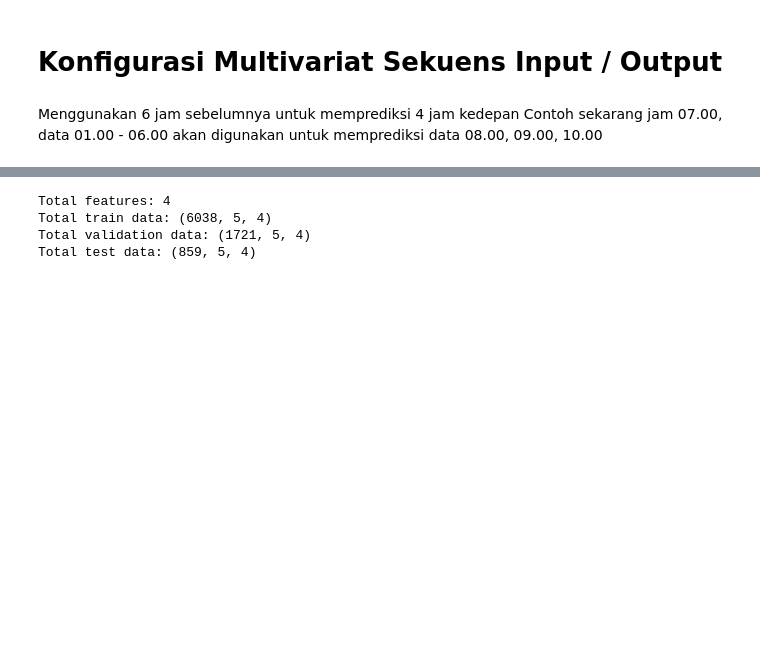
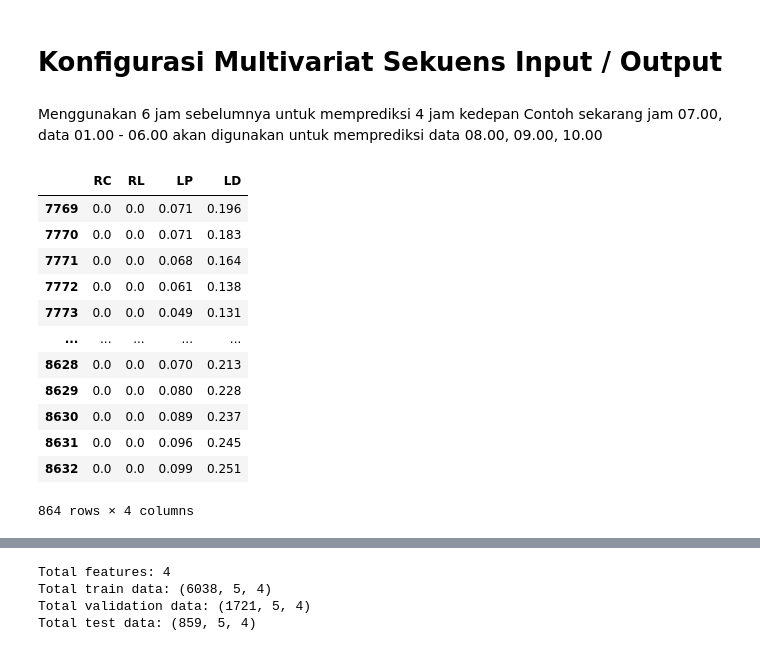
Before and after one commit to ingwerludwig/deep-learning-flood-forecasting-warning-system-Dinas-PU-SDA-Jawa-Timur, a Jupyter notebook: Deep Learning ipynb/DHOMPO/LSTM Model/main_dhompo_lstm.ipynb, the cells around one changed output, grey strips where cells are left out. Saved outputs shown, nothing was run; the diff lists cells and outputs as text; code cells hidden in the pictures; blank space fills up the shorter version.

```diff
--- a/Deep Learning ipynb/DHOMPO/LSTM Model/main_dhompo_lstm.ipynb
+++ b/Deep Learning ipynb/DHOMPO/LSTM Model/main_dhompo_lstm.ipynb
@@ -326,3 +326,19 @@ x_test_scaled = x_scaler.transform(x_test).reshape(-1, n_steps_in, 4)
 y_test_scaled = y_scaler.transform(y_test)
 
 n_features = x_train.shape[1]
+# %%
+df_test
+# %% [output]
+|  | RC | RL | LP | LD |
+| 7769 | 0.0 | 0.0 | 0.071 | 0.196 |
+| 7770 | 0.0 | 0.0 | 0.071 | 0.183 |
+| 7771 | 0.0 | 0.0 | 0.068 | 0.164 |
+| 7772 | 0.0 | 0.0 | 0.061 | 0.138 |
+| 7773 | 0.0 | 0.0 | 0.049 | 0.131 |
+| ... | ... | ... | ... | ... |
+| 8628 | 0.0 | 0.0 | 0.070 | 0.213 |
+| 8629 | 0.0 | 0.0 | 0.080 | 0.228 |
+| 8630 | 0.0 | 0.0 | 0.089 | 0.237 |
+| 8631 | 0.0 | 0.0 | 0.096 | 0.245 |
+| 8632 | 0.0 | 0.0 | 0.099 | 0.251 |
+864 rows × 4 columns
```
Also changed, not shown: parts of 4 cells of this notebook, 9 other files.
